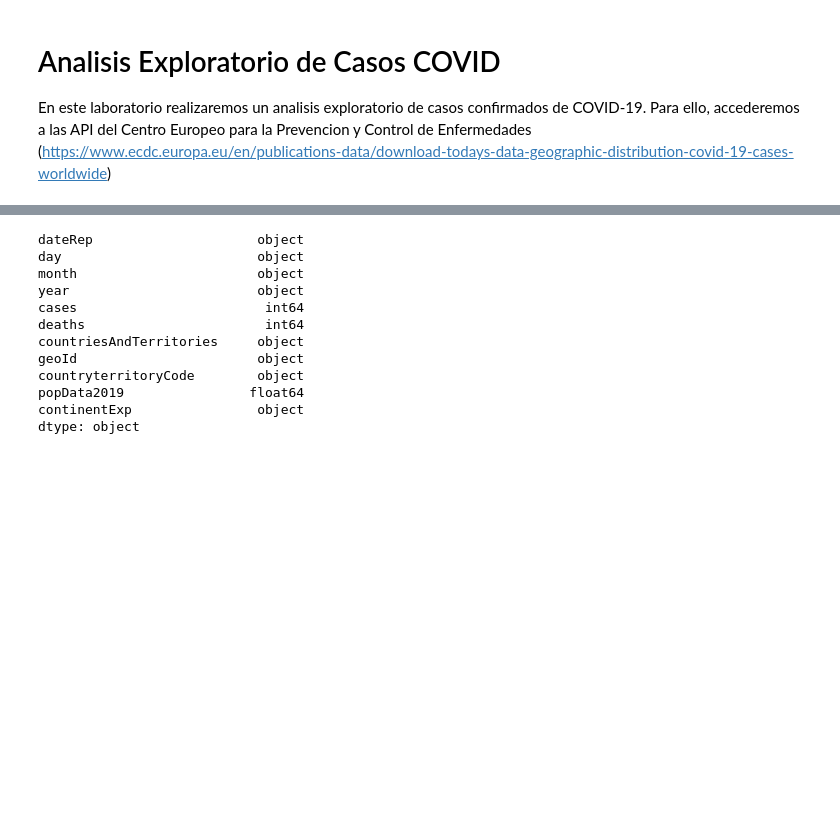
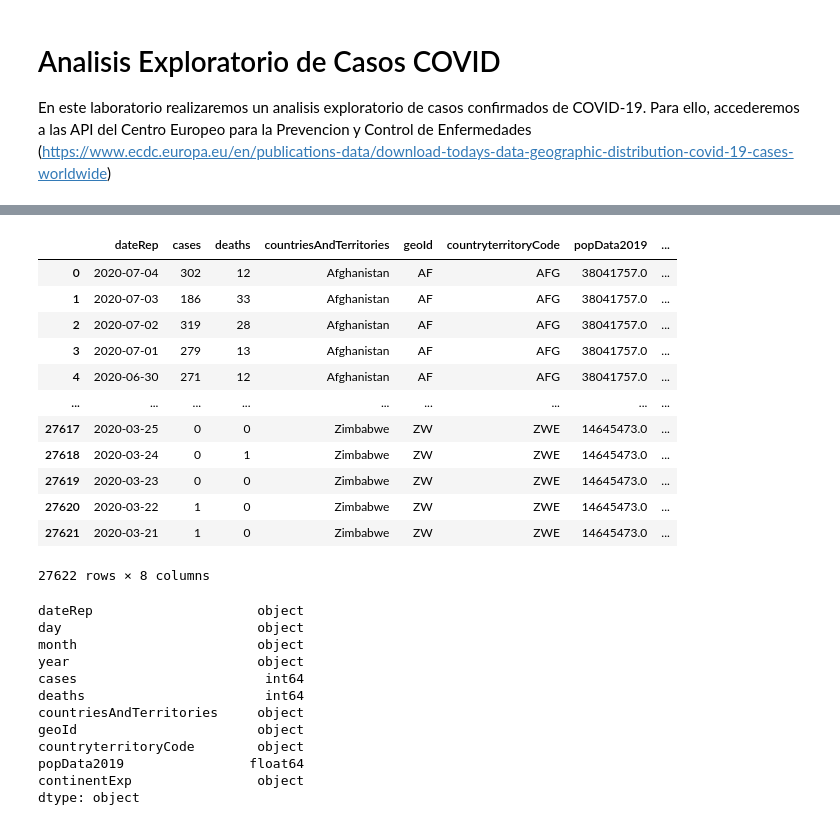
Before and after one commit to sherna90/mineria_datos, a Jupyter notebook: 1.-analisis_exploratorio.ipynb, the cells around one changed output, grey strips where cells are left out. Cells and saved outputs as stored; diff of their text form; code cells hidden in the pictures; blank space fills up the shorter version.

```diff
--- a/1.-analisis_exploratorio.ipynb
+++ b/1.-analisis_exploratorio.ipynb
@@ -122,3 +132,19 @@ data.shape
+# %%
+data
+# %% [output]
+|  | dateRep | cases | deaths | countriesAndTerritories | geoId | countryterritoryCode | popData2019 | ... |
+| 0 | 2020-07-04 | 302 | 12 | Afghanistan | AF | AFG | 38041757.0 | ... |
+| 1 | 2020-07-03 | 186 | 33 | Afghanistan | AF | AFG | 38041757.0 | ... |
+| 2 | 2020-07-02 | 319 | 28 | Afghanistan | AF | AFG | 38041757.0 | ... |
+| 3 | 2020-07-01 | 279 | 13 | Afghanistan | AF | AFG | 38041757.0 | ... |
+| 4 | 2020-06-30 | 271 | 12 | Afghanistan | AF | AFG | 38041757.0 | ... |
+| ... | ... | ... | ... | ... | ... | ... | ... | ... |
+| 27617 | 2020-03-25 | 0 | 0 | Zimbabwe | ZW | ZWE | 14645473.0 | ... |
+| 27618 | 2020-03-24 | 0 | 1 | Zimbabwe | ZW | ZWE | 14645473.0 | ... |
+| 27619 | 2020-03-23 | 0 | 0 | Zimbabwe | ZW | ZWE | 14645473.0 | ... |
+| 27620 | 2020-03-22 | 1 | 0 | Zimbabwe | ZW | ZWE | 14645473.0 | ... |
+| 27621 | 2020-03-21 | 1 | 0 | Zimbabwe | ZW | ZWE | 14645473.0 | ... |
+27622 rows × 8 columns
 # %%
 data.dtypes
 # %% [output]
```
Also changed, not shown: parts of 23 cells of this notebook.
